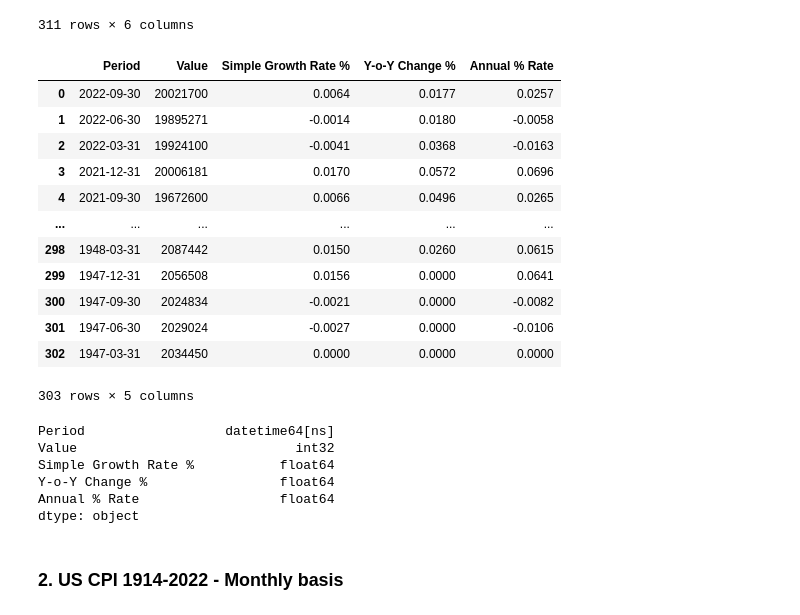
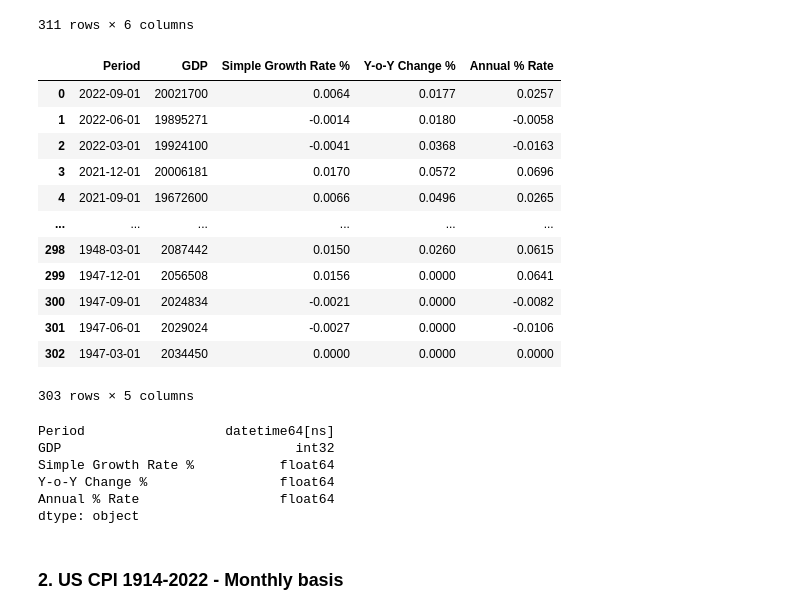
Before and after one commit to RaphHer/Project_Final_Ironhack, a Jupyter notebook: 2. Exploring the data .ipynb, the cells around one changed output. Drawn from its saved outputs; the diff is of its cells as text; code cells hidden in the pictures.

```diff
--- a/2. Exploring the data .ipynb
+++ b/2. Exploring the data .ipynb
@@ -49,54 +50,56 @@ df_gdp_us
 #replacing the "-" with "0" and the "()" with "-"
 df_gdp_us['Simple Growth Rate %'] = df_gdp_us['Simple Growth Rate %'].str.replace("-","0")
 df_gdp_us['Simple Growth Rate %'] = df_gdp_us['Simple Growth Rate %'].str.replace("(","-")
 df_gdp_us['Simple Growth Rate %'] = df_gdp_us['Simple Growth Rate %'].str.replace(")","")
 df_gdp_us['Simple Growth Rate %'] = df_gdp_us['Simple Growth Rate %'].str.replace("%","")
 
 #replacing the "-" with "0" and the "()" with "-"
 df_gdp_us['Annual % Rate'] = df_gdp_us['Annual % Rate'].str.replace("-","0")
 df_gdp_us['Annual % Rate'] = df_gdp_us['Annual % Rate'].str.replace("(","-")
 df_gdp_us['Annual % Rate'] = df_gdp_us['Annual % Rate'].str.replace(")","")
 df_gdp_us['Annual % Rate'] = df_gdp_us['Annual % Rate'].str.replace("%","")
 
 
 #replacing the "-" with "0" and the "()" with "-"
 df_gdp_us['Y-o-Y Change %'] = df_gdp_us['Y-o-Y Change %'].str.replace("-","0")
 df_gdp_us['Y-o-Y Change %'] = df_gdp_us['Y-o-Y Change %'].str.replace("(","-")
 df_gdp_us['Y-o-Y Change %'] = df_gdp_us['Y-o-Y Change %'].str.replace(")","")
 df_gdp_us['Y-o-Y Change %'] = df_gdp_us['Y-o-Y Change %'].str.replace("%","")
 
 # changing the type of data
 df_gdp_us['Simple Growth Rate %'] = df_gdp_us['Simple Growth Rate %'].str.rstrip('%').astype('float') / 100.0
 df_gdp_us['Annual % Rate'] = df_gdp_us['Annual % Rate'].str.rstrip('%').astype('float') / 100.0
 df_gdp_us['Y-o-Y Change %'] = df_gdp_us['Y-o-Y Change %'].str.rstrip('%').astype('float') / 100.0
 df_gdp_us['Value'] = df_gdp_us['Value'].astype(str).astype(int)
-
+df_gdp_us['Period'] = df_gdp_us['Period'].apply(lambda x: x.strftime('%Y-%m')) #removing the days that we don't need (for the record it was end of the month value)
+df_gdp_us['Period'] = pd.to_datetime(df_gdp_us['Period']) #putting back the day so we have beginning of the month everywhere
 
 #delete the last column
 df_gdp_us.drop(['Type'], axis = 1, inplace = True)
 
-# Transform the date
-df_gdp_us["Period"] = pd.to_datetime(df_gdp_us["Period"])
+# rename a column
+df_gdp_us.rename(columns={'Value': 'GDP'}, inplace=True, errors='raise')
+
 df_gdp_us
 # %% [output]
-|  | Period | Value | Simple Growth Rate % | Y-o-Y Change % | Annual % Rate |
-| 0 | 2022-09-30 | 20021700 | 0.0064 | 0.0177 | 0.0257 |
-| 1 | 2022-06-30 | 19895271 | -0.0014 | 0.0180 | -0.0058 |
-| 2 | 2022-03-31 | 19924100 | -0.0041 | 0.0368 | -0.0163 |
-| 3 | 2021-12-31 | 20006181 | 0.0170 | 0.0572 | 0.0696 |
-| 4 | 2021-09-30 | 19672600 | 0.0066 | 0.0496 | 0.0265 |
+|  | Period | GDP | Simple Growth Rate % | Y-o-Y Change % | Annual % Rate |
+| 0 | 2022-09-01 | 20021700 | 0.0064 | 0.0177 | 0.0257 |
+| 1 | 2022-06-01 | 19895271 | -0.0014 | 0.0180 | -0.0058 |
+| 2 | 2022-03-01 | 19924100 | -0.0041 | 0.0368 | -0.0163 |
+| 3 | 2021-12-01 | 20006181 | 0.0170 | 0.0572 | 0.0696 |
+| 4 | 2021-09-01 | 19672600 | 0.0066 | 0.0496 | 0.0265 |
 | ... | ... | ... | ... | ... | ... |
-| 298 | 1948-03-31 | 2087442 | 0.0150 | 0.0260 | 0.0615 |
-| 299 | 1947-12-31 | 2056508 | 0.0156 | 0.0000 | 0.0641 |
-| 300 | 1947-09-30 | 2024834 | -0.0021 | 0.0000 | -0.0082 |
-| 301 | 1947-06-30 | 2029024 | -0.0027 | 0.0000 | -0.0106 |
-| 302 | 1947-03-31 | 2034450 | 0.0000 | 0.0000 | 0.0000 |
+| 298 | 1948-03-01 | 2087442 | 0.0150 | 0.0260 | 0.0615 |
+| 299 | 1947-12-01 | 2056508 | 0.0156 | 0.0000 | 0.0641 |
+| 300 | 1947-09-01 | 2024834 | -0.0021 | 0.0000 | -0.0082 |
+| 301 | 1947-06-01 | 2029024 | -0.0027 | 0.0000 | -0.0106 |
+| 302 | 1947-03-01 | 2034450 | 0.0000 | 0.0000 | 0.0000 |
 303 rows × 5 columns
 # %%
 df_gdp_us.dtypes
 # %% [output]
 Period                  datetime64[ns]
-Value                            int32
+GDP                              int32
 Simple Growth Rate %           float64
 Y-o-Y Change %                 float64
 Annual % Rate                  float64
```
Also changed, not shown: parts of 20 cells of this notebook, 11 other files.
